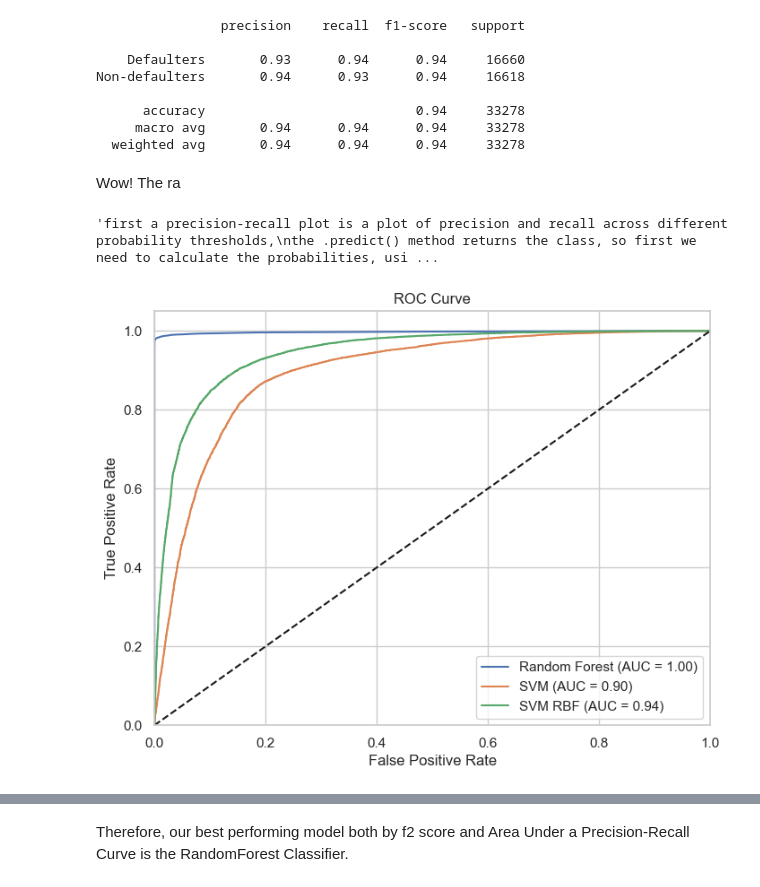
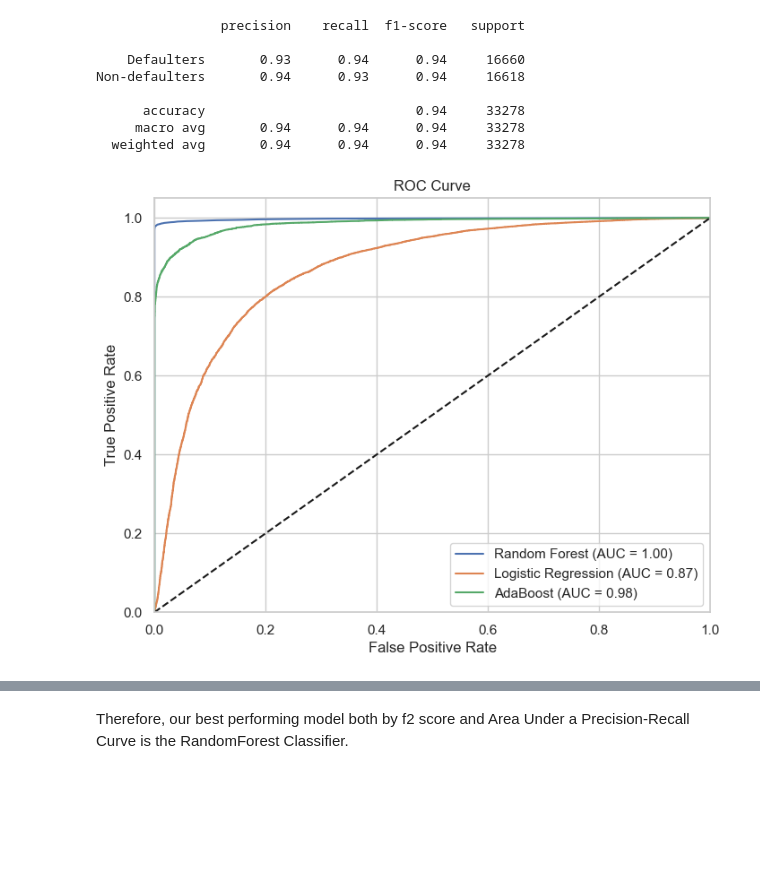
Before and after one commit to WamzMwangi/Machine_Learning_Foundations, a Jupyter notebook: Classification/Credit_Risk_Modelling.ipynb, the cells around one changed output, grey strips where cells are left out. Saved outputs shown, nothing was run; the diff lists cells and outputs as text; code cells hidden in the pictures; blank space fills up the shorter version.

```diff
--- a/Classification/Credit_Risk_Modelling.ipynb
+++ b/Classification/Credit_Risk_Modelling.ipynb
@@ -588,48 +564,38 @@ Non-defaulters       0.94      0.93      0.94     16618
       accuracy                           0.94     33278
      macro avg       0.94      0.94      0.94     33278
   weighted avg       0.94      0.94      0.94     33278
-# %% [markdown]
-Wow! The ra
-# %%
-'''first a precision-recall plot is a plot of precision and recall across different probability thresholds,
-the .predict() method returns the class, so first we need to calculate the probabilities, using the
-predict.proba() method'''
-
-#y_prob_rfc=rfc.predict_proba(X_test)[:,1]
-#y_prob_svm=svm_poly.decision_function(X_test)
-#y_prob_rbf=svm_rbf.decision_function(X_test)
-# %% [output]
-'first a precision-recall plot is a plot of precision and recall across different probability thresholds,\nthe .predict() method returns the class, so first we need to calculate the probabilities, usi ...
 # %%
 from sklearn.metrics import roc_curve, roc_auc_score
 
 plt.figure(figsize=(8, 6))
 
 # calculate the probabilities for the positive class (class 1) for each model
-y_prob_rfc=rfc.predict_proba(X_test)[:,1]
-fpr, tpr, _ = roc_curve(y_test, y_prob_rfc)
-roc_auc = roc_auc_score(y_test, y_prob_rfc)
+y_prob_rf=rf.predict_proba(X_test)[:,1]
+fpr, tpr, _ = roc_curve(y_test, y_prob_rf)
+roc_auc = roc_auc_score(y_test, y_prob_rf)
 plt.plot(fpr, tpr, label=f'Random Forest (AUC = {roc_auc:.2f})')
 
 
-y_prob_svm=svm_poly.decision_function(X_test)
-y_prob_rbf=svm_rbf.decision_function(X_test)
-fpr_svm, tpr_svm, _ = roc_curve(y_test, y_prob_svm)
-roc_auc_svm = roc_auc_score(y_test, y_prob_svm)
-plt.plot(fpr_svm, tpr_svm, label=f'SVM (AUC = {roc_auc_svm:.2f})')
+y_prob_lrc=lrc.predict_proba(X_test)[:,1]
+fpr_lrc, tpr_lrc, _ = roc_curve(y_test, y_prob_lrc)
+roc_auc_lrc = roc_auc_score(y_test, y_prob_lrc)
+plt.plot(fpr_lrc, tpr_lrc, label=f'Logistic Regression (AUC = {roc_auc_lrc:.2f})')
 
-fpr_rbf, tpr_rbf, _ = roc_curve(y_test, y_prob_rbf)
-roc_auc_rbf = roc_auc_score(y_test, y_prob_rbf)
-plt.plot(fpr_rbf, tpr_rbf, label=f'SVM RBF (AUC = {roc_auc_rbf:.2f})')
+y_prob_ada=ada.predict_proba(X_test)[:,1]
+fpr_ada, tpr_ada, _ = roc_curve(y_test, y_prob_ada)
+roc_auc_ada = roc_auc_score(y_test, y_prob_ada)
+plt.plot(fpr_ada, tpr_ada, label=f'AdaBoost (AUC = {roc_auc_ada:.2f})')
+
+
 
 plt.plot([0, 1], [0, 1], 'k--')  # Diagonal line for random classifier
 plt.xlim([0.0, 1.0])
 plt.ylim([0.0, 1.05])
 plt.legend()
 plt.xlabel('False Positive Rate')
 plt.ylabel('True Positive Rate')
 plt.title('ROC Curve')
 
 plt.show()
 # %% [output]
-[figure, old version]
+[figure, new version]
```
Also changed, not shown: parts of 24 cells of this notebook, 1 other file.
